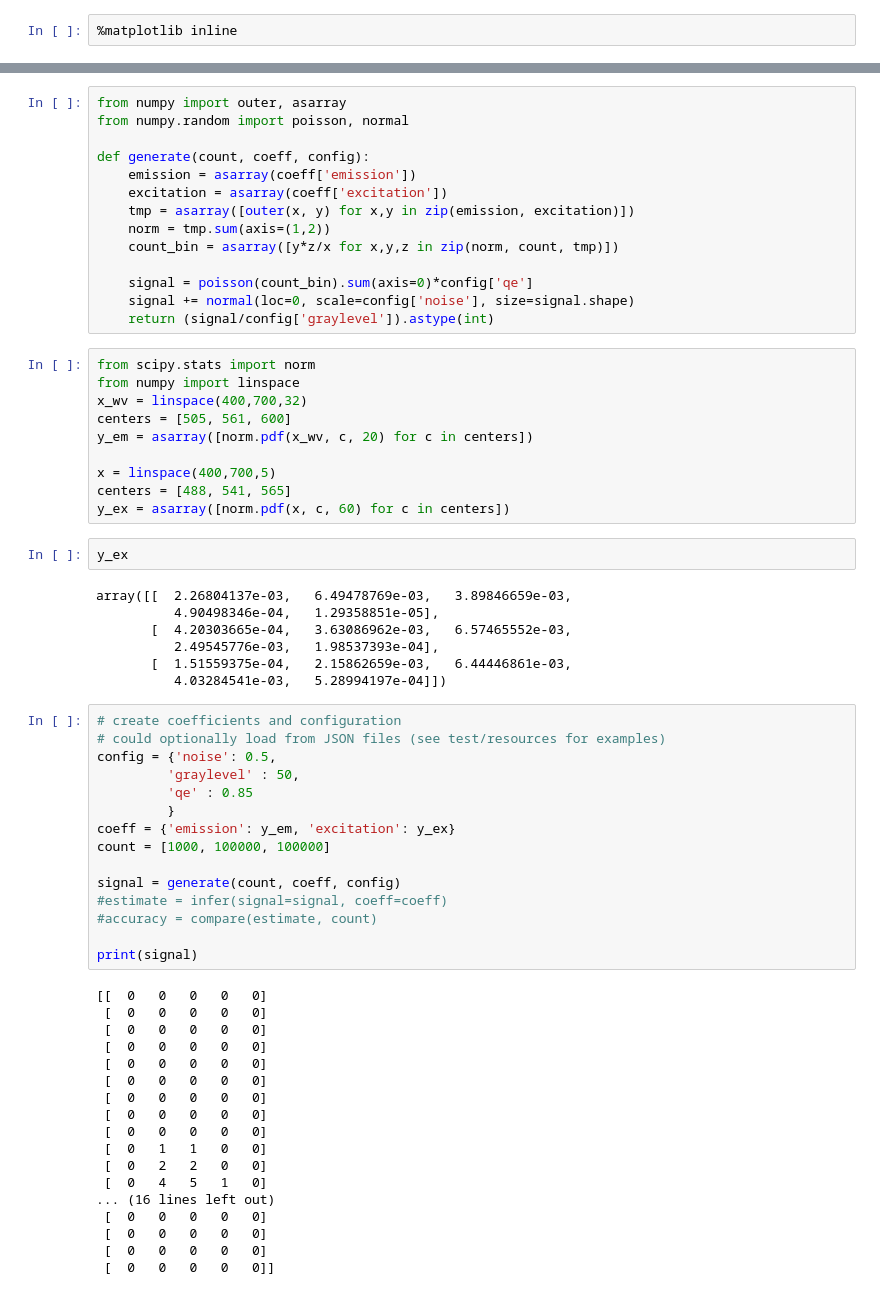
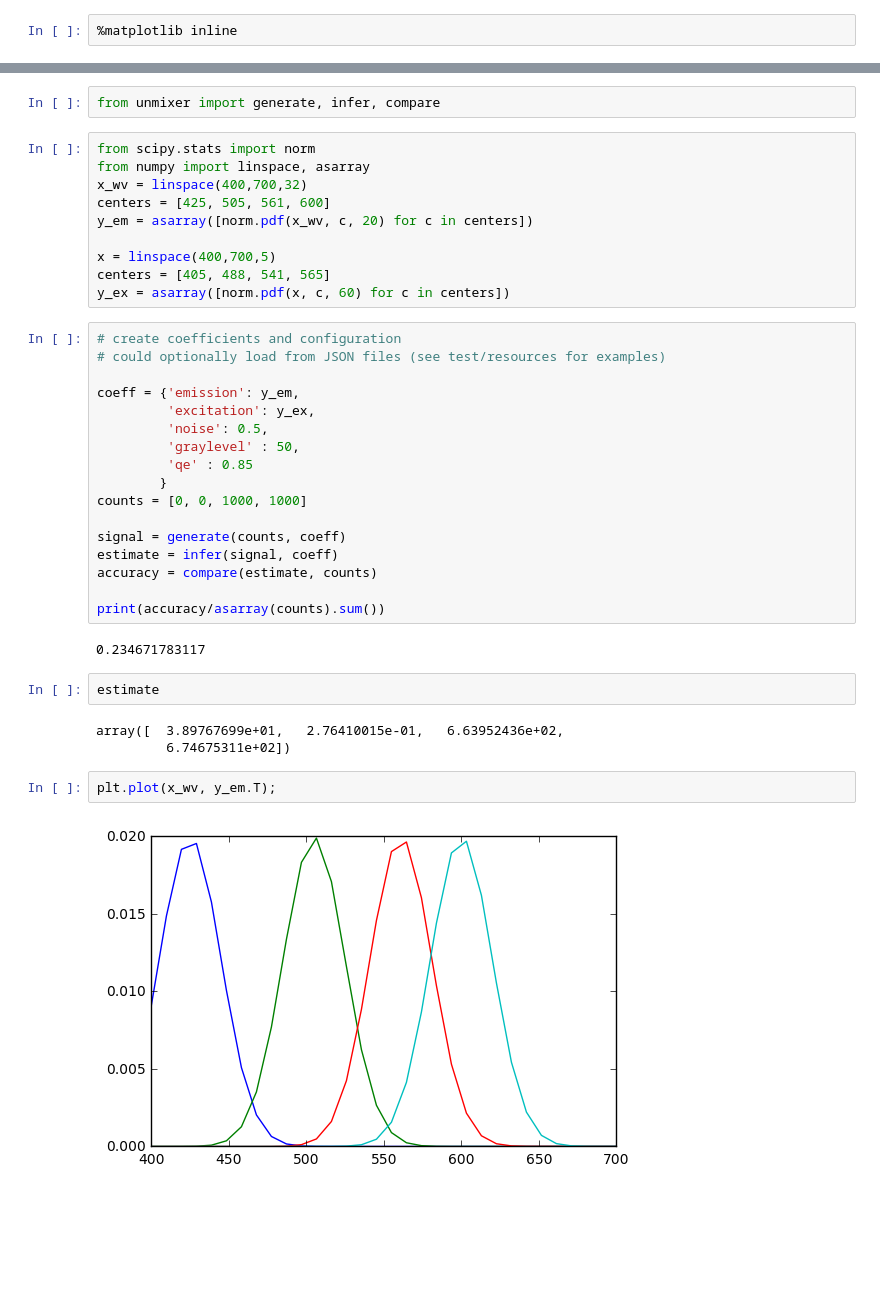
Before and after one commit to sofroniewn/unmixer, a Jupyter notebook: example.ipynb, the cells around one changed output, grey strips where cells are left out. Drawn from its saved outputs; the diff is of its cells as text; blank space fills up the shorter version.

```diff
--- a/example.ipynb
+++ b/example.ipynb
@@ -50,66 +50,40 @@ import matplotlib.pyplot as plt
-# %%
-from numpy import outer, asarray
-from numpy.random import poisson, normal
-
-def generate(count, coeff, config):
-    emission = asarray(coeff['emission'])
-    excitation = asarray(coeff['excitation'])
-    tmp = asarray([outer(x, y) for x,y in zip(emission, excitation)])
-    norm = tmp.sum(axis=(1,2))
-    count_bin = asarray([y*z/x for x,y,z in zip(norm, count, tmp)])
-
-    signal = poisson(count_bin).sum(axis=0)*config['qe']
-    signal += normal(loc=0, scale=config['noise'], size=signal.shape)
-    return (signal/config['graylevel']).astype(int)
+# %%
+from unmixer import generate, infer, compare
 # %%
 from scipy.stats import norm
-from numpy import linspace
+from numpy import linspace, asarray
 x_wv = linspace(400,700,32)
-centers = [505, 561, 600]
+centers = [425, 505, 561, 600]
 y_em = asarray([norm.pdf(x_wv, c, 20) for c in centers])
 
 x = linspace(400,700,5)
-centers = [488, 541, 565]
+centers = [405, 488, 541, 565]
 y_ex = asarray([norm.pdf(x, c, 60) for c in centers])
-# %%
-y_ex
-# %% [output]
-array([[  2.26804137e-03,   6.49478769e-03,   3.89846659e-03,
-          4.90498346e-04,   1.29358851e-05],
-       [  4.20303665e-04,   3.63086962e-03,   6.57465552e-03,
-          2.49545776e-03,   1.98537393e-04],
-       [  1.51559375e-04,   2.15862659e-03,   6.44446861e-03,
-          4.03284541e-03,   5.28994197e-04]])
 # %%
 # create coefficients and configuration
 # could optionally load from JSON files (see test/resources for examples)
-config = {'noise': 0.5,
+
+coeff = {'emission': y_em,
+         'excitation': y_ex,
+         'noise': 0.5,
          'graylevel' : 50,
          'qe' : 0.85
-         }
-coeff = {'emission': y_em, 'excitation': y_ex}
-count = [1000, 100000, 100000]
+        }
+counts = [0, 0, 1000, 1000]
 
-signal = generate(count, coeff, config)
-#estimate = infer(signal=signal, coeff=coeff)
-#accuracy = compare(estimate, count)
+signal = generate(counts, coeff)
+estimate = infer(signal, coeff)
+accuracy = compare(estimate, counts)
 
-print(signal)
+print(accuracy/asarray(counts).sum())
 # %% [output]
-[[  0   0   0   0   0]
- [  0   0   0   0   0]
- [  0   0   0   0   0]
- [  0   0   0   0   0]
- [  0   0   0   0   0]
- [  0   0   0   0   0]
- [  0   0   0   0   0]
- [  0   0   0   0   0]
- [  0   0   0   0   0]
- [  0   1   1   0   0]
- [  0   2   2   0   0]
- [  0   4   5   1   0]
-... (16 lines left out)
- [  0   0   0   0   0]
- [  0   0   0   0   0]
- [  0   0   0   0   0]
- [  0   0   0   0   0]]
+0.234671783117
+# %%
+estimate
+# %% [output]
+array([  3.89767699e+01,   2.76410015e-01,   6.63952436e+02,
+         6.74675311e+02])
+# %%
+plt.plot(x_wv, y_em.T);
+# %% [output]
+[figure, added]
```
Also changed, not shown: parts of 6 cells of this notebook, 3 other files.
